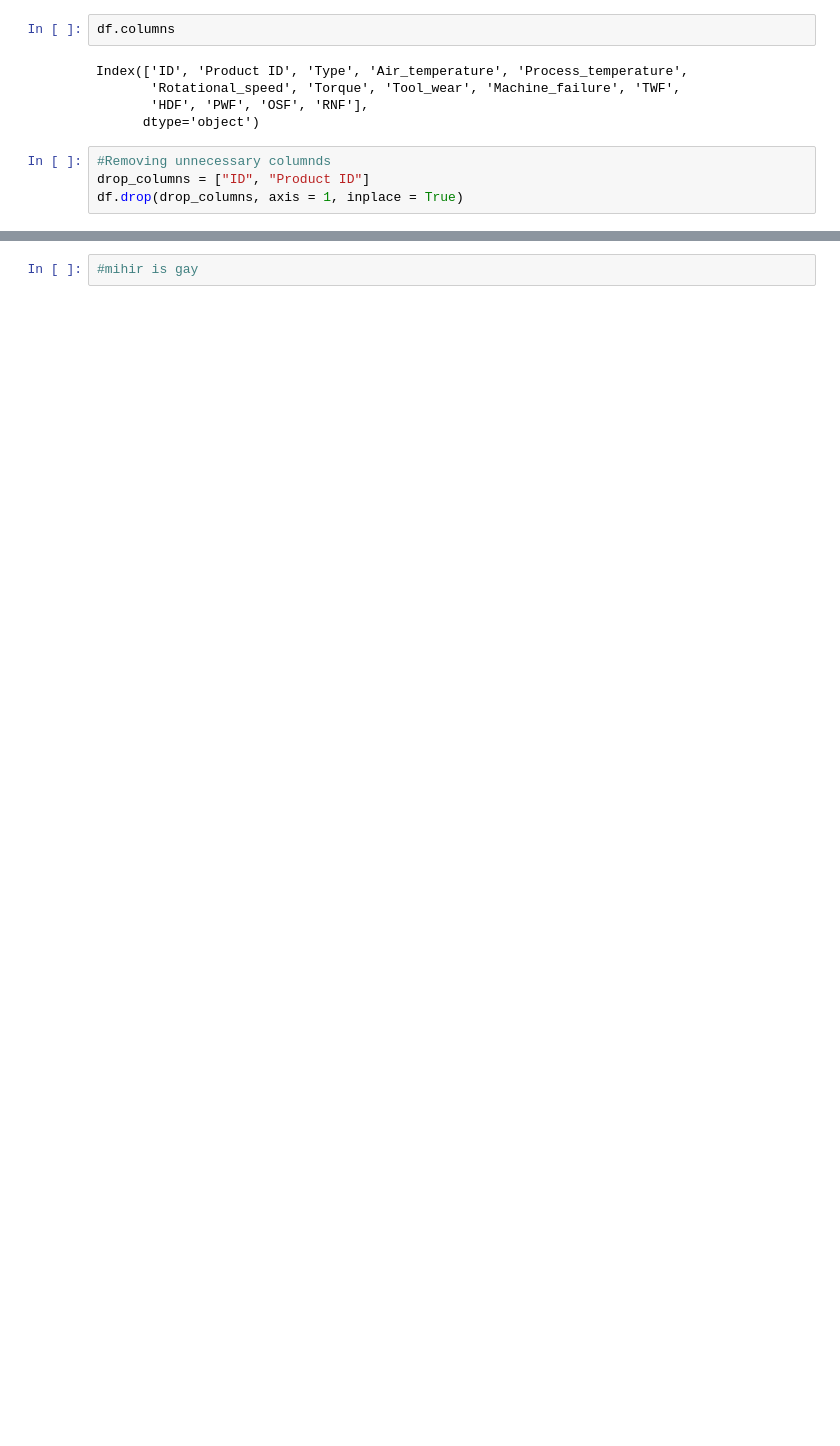
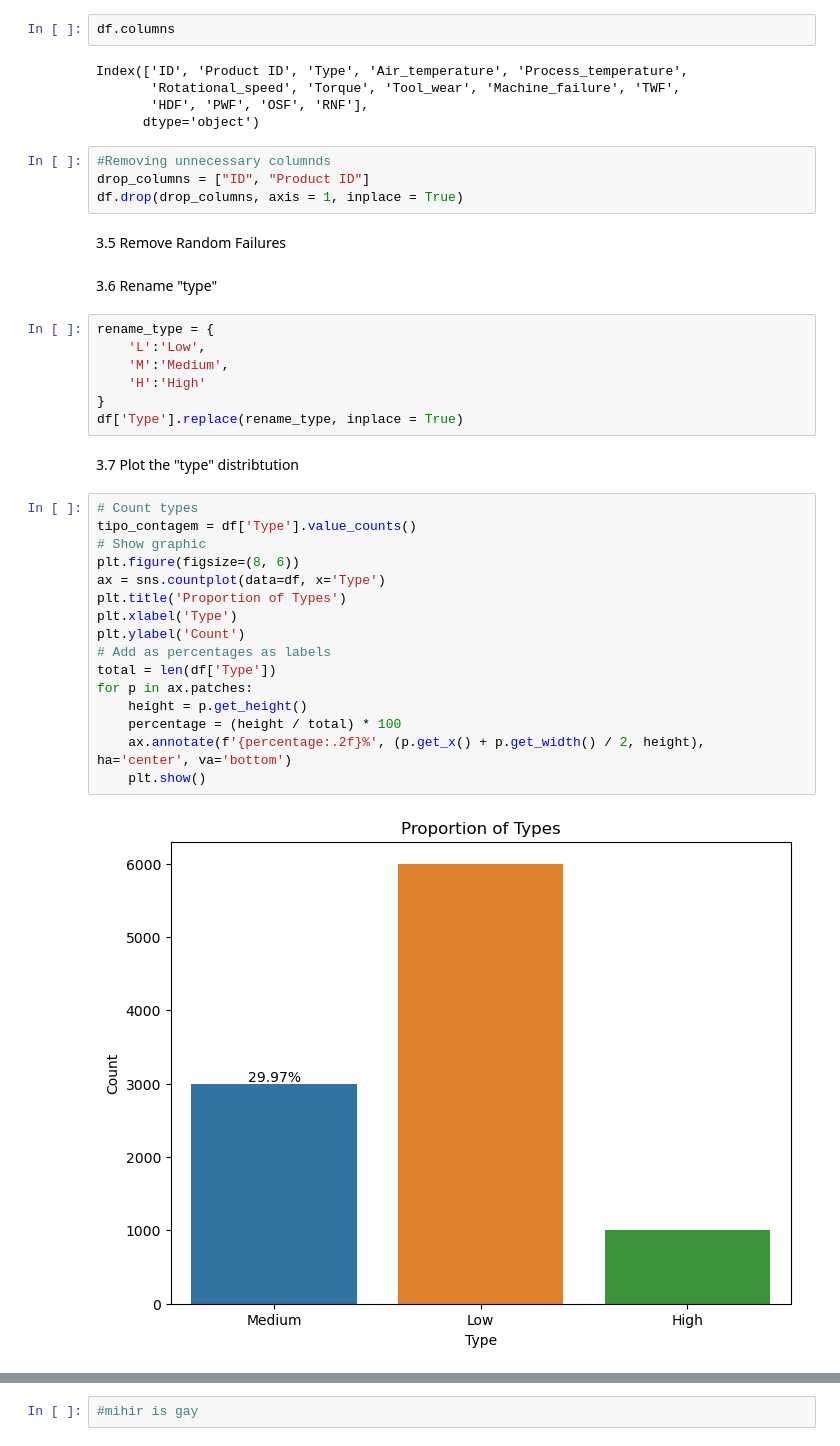
Before and after one commit to MihirT906/PredictiveMaintenance, a Jupyter notebook: data_prep.ipynb, the cells around one changed output, grey strips where cells are left out. Drawn from its saved outputs; the diff is of its cells as text; blank space fills up the shorter version.

```diff
--- a/data_prep.ipynb
+++ b/data_prep.ipynb
@@ -151,3 +173,34 @@ Index(['ID', 'Product ID', 'Type', 'Air_temperature', 'Process_temperature',
 #Removing unnecessary columnds
 drop_columns = ["ID", "Product ID"]
 df.drop(drop_columns, axis = 1, inplace = True)
+# %% [markdown]
+3.5 Remove Random Failures
+# %% [markdown]
+3.6 Rename "type"
+# %%
+rename_type = {
+    'L':'Low',
+    'M':'Medium',
+    'H':'High'
+}
+df['Type'].replace(rename_type, inplace = True)
+# %% [markdown]
+3.7 Plot the "type" distribtution
+# %%
+# Count types
+tipo_contagem = df['Type'].value_counts()
+# Show graphic
+plt.figure(figsize=(8, 6))
+ax = sns.countplot(data=df, x='Type')
+plt.title('Proportion of Types')
+plt.xlabel('Type')
+plt.ylabel('Count')
+# Add as percentages as labels
+total = len(df['Type'])
+for p in ax.patches:
+    height = p.get_height()
+    percentage = (height / total) * 100
+    ax.annotate(f'{percentage:.2f}%', (p.get_x() + p.get_width() / 2, height), ha='center', va='bottom')
+    plt.show()
+# %% [output]
+[figure, added]
```
Also changed, not shown: parts of 25 cells of this notebook.
